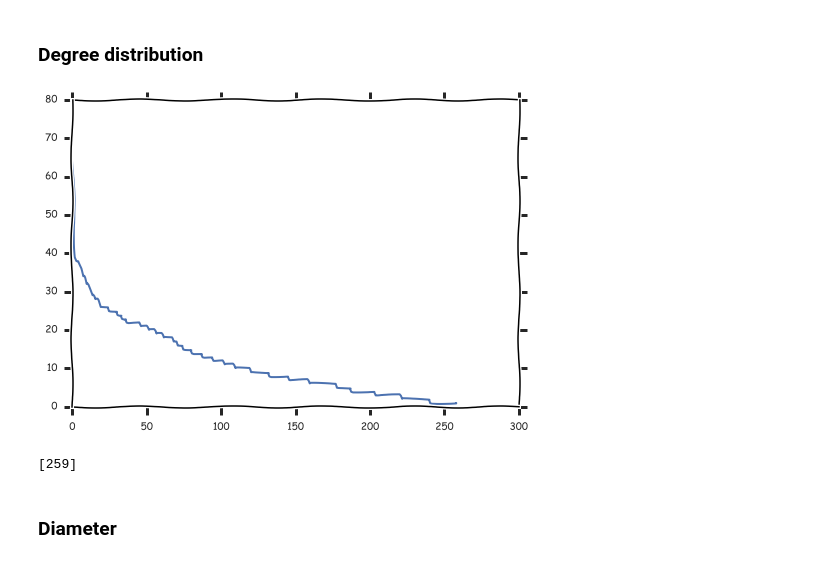
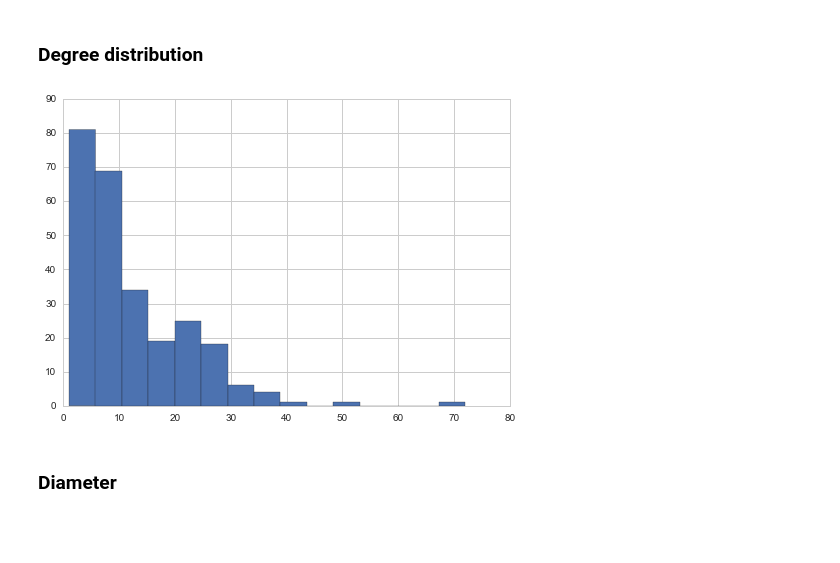
Before and after one commit to feygina/social-network-VK-analysis, a Jupyter notebook: vk_graph_feygina.ipynb, the cells around one changed output. Drawn from its saved outputs; the diff is of its cells as text; code cells hidden in the pictures; blank space fills up the shorter version.

```diff
--- a/vk_graph_feygina.ipynb
+++ b/vk_graph_feygina.ipynb
@@ -44,14 +49,14 @@ draw_graph(g, node_degree, 100)
 ### Degree distribution
 # %%
 degree_sequence = sorted(nx.degree(g).values(),reverse=True)
-plt.plot(degree_sequence,'b')
+plt.hist(degree_sequence, bins = 15, facecolor='b')
 plt.show()
-graphs = list(nx.connected_component_subgraphs(g))
-print([len(g) for g in graphs])
-g = graphs[0]
+# plt.plot(degree_sequence,'b')
+# graphs = list(nx.connected_component_subgraphs(g))
+# print([len(g) for g in graphs])
+# g = graphs[0]
 # %% [output]
-[figure, old version]
+[figure, new version]
-[259]
 # %% [markdown]
 ### Diameter
 # %%
```
Also changed, not shown: parts of 7 cells of this notebook, 1 other file.
